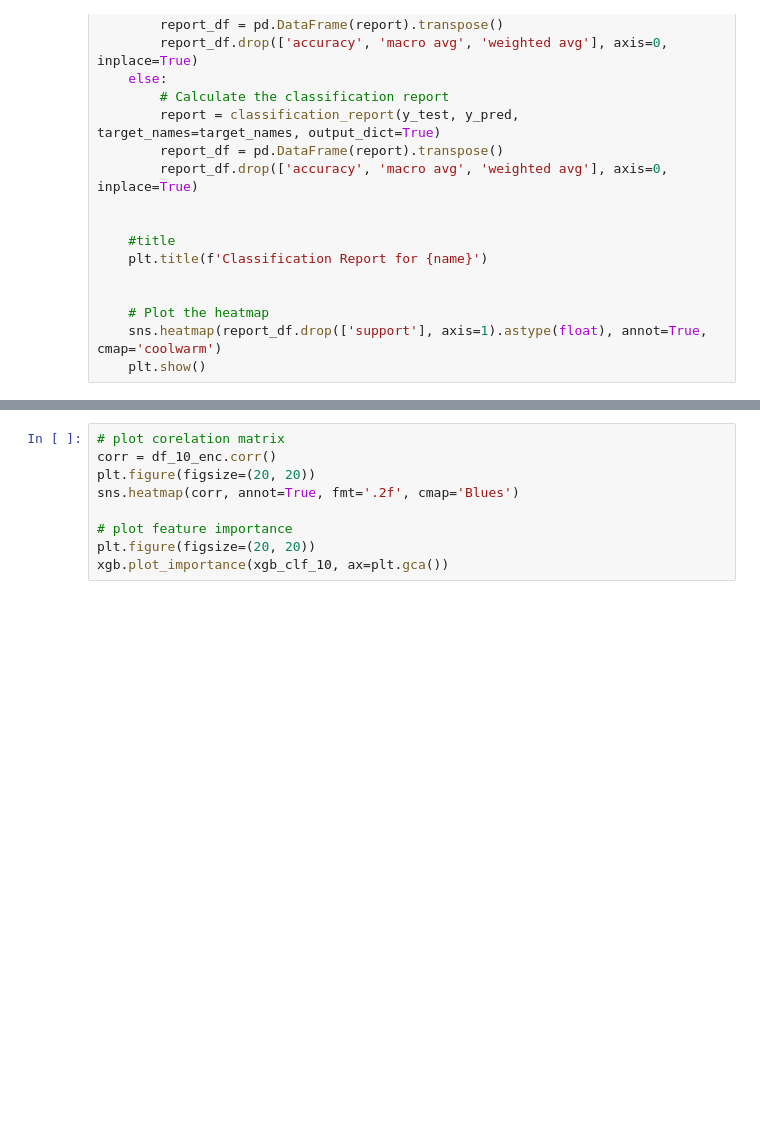
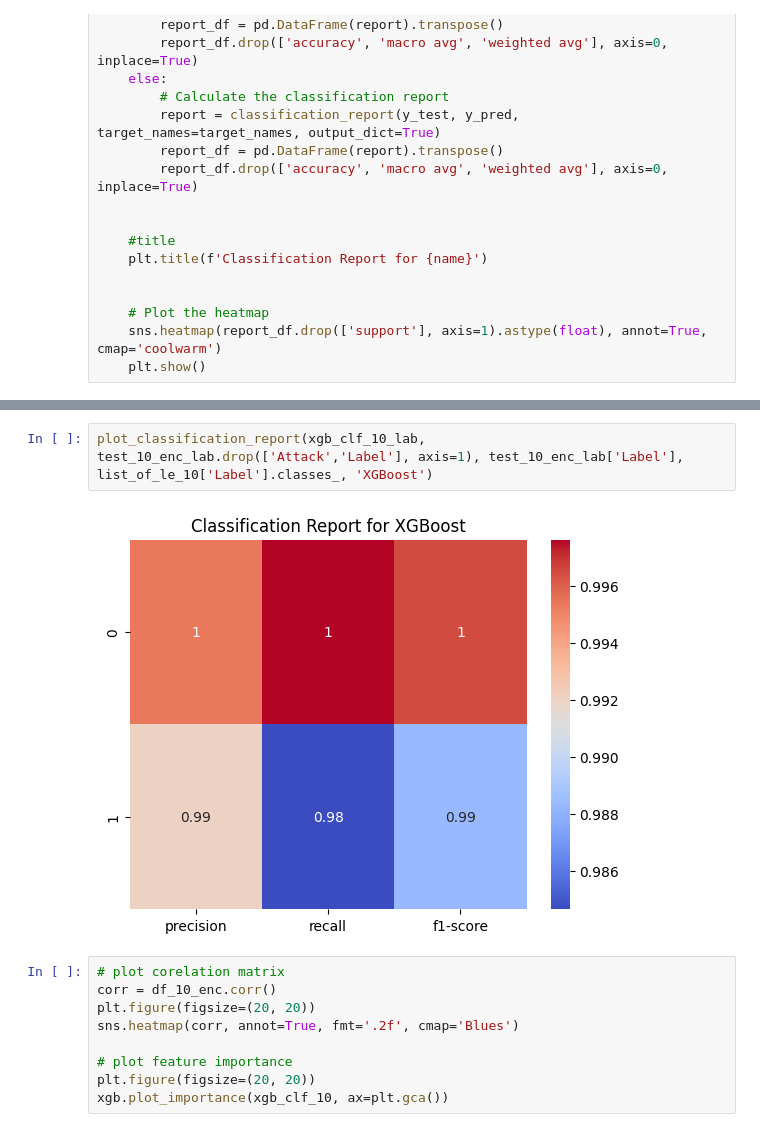
Before and after one commit to pleijan/AwareNet, a Jupyter notebook: IA/experimentation.ipynb, the cells around one changed output, grey strips where cells are left out. Cells and saved outputs as stored; diff of their text form; blank space fills up the shorter version.

```diff
--- a/IA/experimentation.ipynb
+++ b/IA/experimentation.ipynb
@@ -215,3 +276,7 @@ plot_classification_report(xgb_clf_10, test_10_enc.drop(['Attack','Label'], axis
+# %%
+plot_classification_report(xgb_clf_10_lab, test_10_enc_lab.drop(['Attack','Label'], axis=1), test_10_enc_lab['Label'], list_of_le_10['Label'].classes_, 'XGBoost')
+# %% [output]
+[figure, added]
 # %%
 # plot corelation matrix
 corr = df_10_enc.corr()
```
Also changed, not shown: parts of 29 cells of this notebook.
